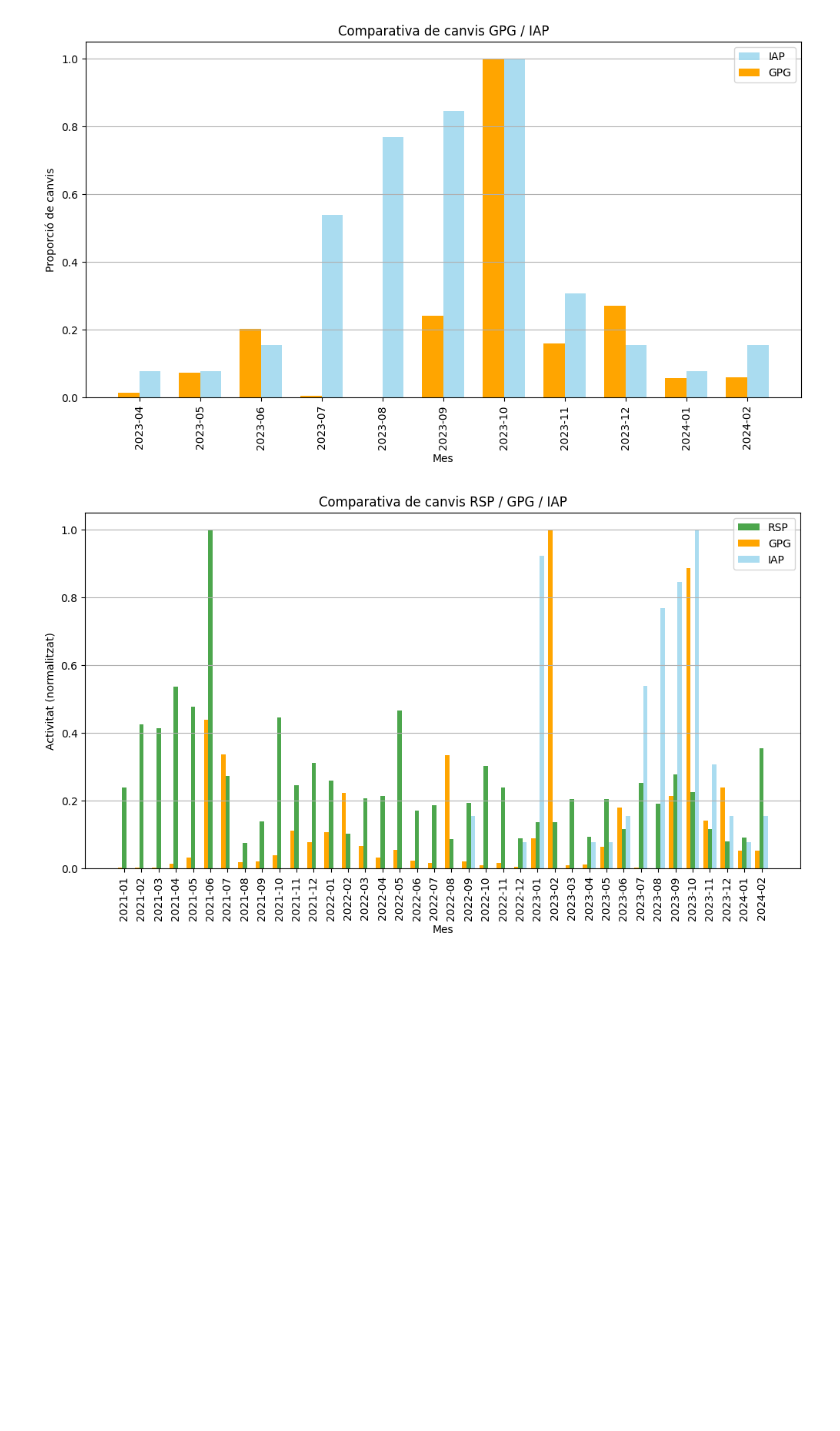
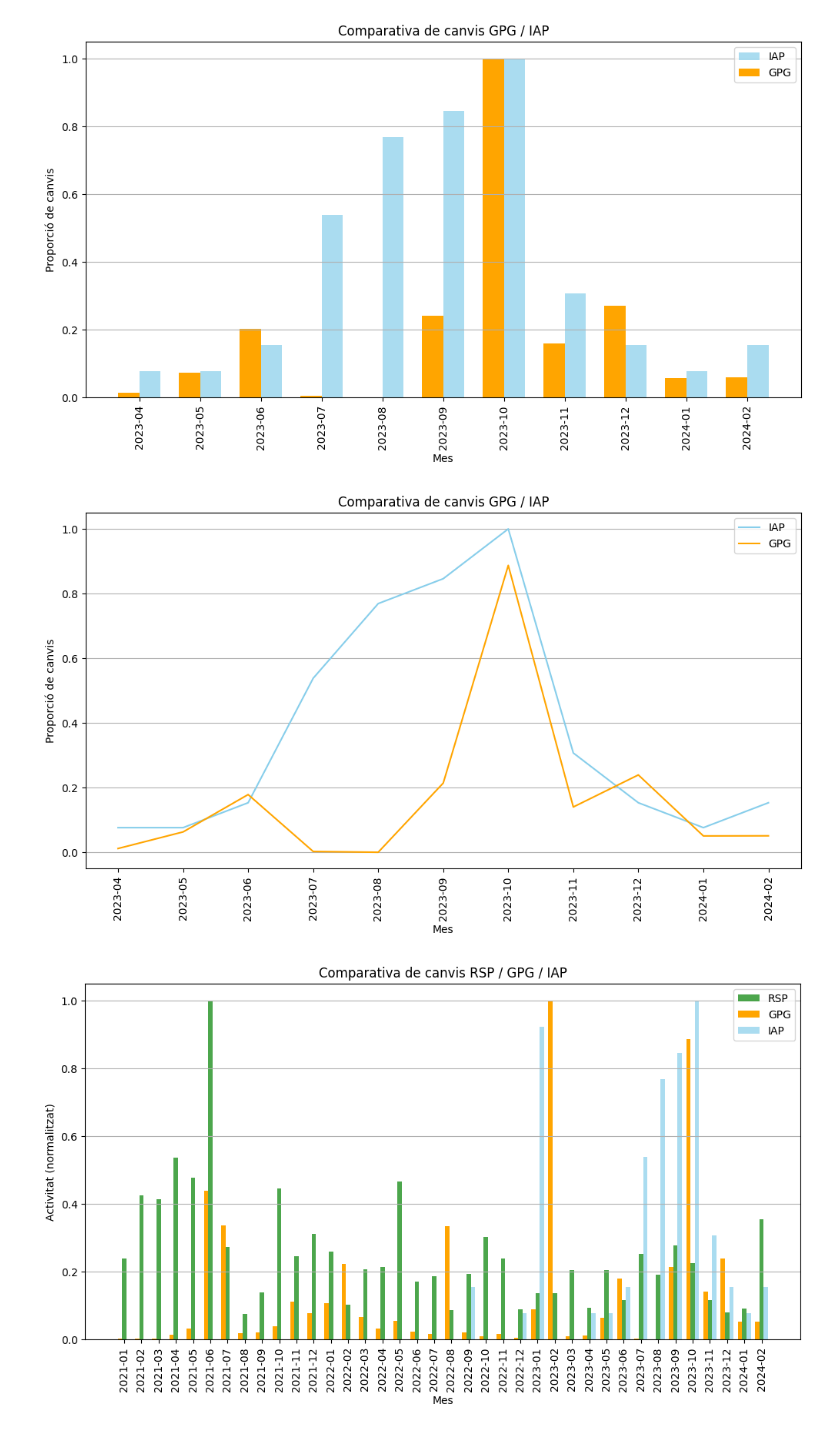
Before and after one commit to rogroc/rsp, a Jupyter notebook: modificacions/RSP_GPG_IAP_evolució.ipynb, the cells around one changed output. Saved outputs shown, nothing was run; the diff lists cells and outputs as text; code cells hidden in the pictures; blank space fills up the shorter version.

```diff
--- a/modificacions/RSP_GPG_IAP_evolució.ipynb
+++ b/modificacions/RSP_GPG_IAP_evolució.ipynb
@@ -78,6 +78,71 @@ plt.legend()
 plt.show()
 # %% [output]
 [figure]
+# %%
+import pandas as pd
+import matplotlib.pyplot as plt
+
+# Carrega el fitxer Excel 1 a un DataFrame
+path_fitxer_1 = '/content/GPG_modificacions (1).xlsx'
+df_1 = pd.read_excel(path_fitxer_1)
+
+# Assegura't que hi ha una columna de dates en el DataFrame 1
+df_1['Data de modificació'] = pd.to_datetime(df_1['Data de modificació'])
+
+# Crea una nova columna amb el mes i l'any per al DataFrame 1
+df_1['Mes'] = df_1['Data de modificació'].dt.to_period('M')
+
+# Compta els esdeveniments agrupats per mes per al DataFrame 1
+comptat_mes_1 = df_1.groupby('Mes').size()
+
+# Carrega el fitxer Excel 2 a un DataFrame
+path_fitxer_2 = '/content/Validacions_IAP_SE_Dades_globals_2.xlsx'
+df_2 = pd.read_excel(path_fitxer_2)
+
+# Assegura't que hi ha una columna de dates en el DataFrame 2
+df_2['Data última modificació'] = pd.to_datetime(df_2['Data última modificació'])
+
+# Crea una nova columna amb el mes i l'any per al DataFrame 2
+df_2['Mes'] = df_2['Data última modificació'].dt.to_period('M')
+
+# Compta els esdeveniments agrupats per mes per al DataFrame 2
+comptat_mes_2 = df_2.groupby('Mes').size()
+
+# Combina els comptats dels dos fitxers
+comptat_mes_combinat = comptat_mes_1.add(comptat_mes_2, fill_value=0)
+
+# Assegura't que els dos conjunts de dades tinguin els mateixos mesos
+comptat_mes_combinat, comptat_mes_2 = comptat_mes_combinat.align(comptat_mes_2, fill_value=0)
+
+# Normalitza les dades pel valor màxim de cada fitxer
+max_fitxer_1 = comptat_mes_combinat.max()
+max_fitxer_2 = comptat_mes_2.max()
+
+comptat_mes_combinat_norm = comptat_mes_combinat / max_fitxer_1
+comptat_mes_2_norm = comptat_mes_2 / max_fitxer_2
+
+# Filtra les dades a partir de setembre de 2022
+data_inici = pd.Period('2023-04', freq='M')
+comptat_mes_combinat_norm = comptat_mes_combinat_norm[comptat_mes_combinat_norm.index >= data_inici]
+comptat_mes_2_norm = comptat_mes_2_norm[comptat_mes_2_norm.index >= data_inici]
+
+# Crea el gràfic de línies
+plt.figure(figsize=(12, 6))
+
+# Dibuixa les línies per a les dades
+plt.plot(comptat_mes_2_norm.index.astype(str), comptat_mes_2_norm, color='skyblue', label='IAP')
+plt.plot(comptat_mes_combinat_norm.index.astype(str), comptat_mes_combinat_norm, color='orange', label='GPG')
+
+plt.title('Comparativa de canvis GPG / IAP')
+plt.xlabel('Mes')
+plt.ylabel('Proporció de canvis')
+plt.xticks(rotation='vertical')
+plt.grid(axis='y')
+plt.legend()
+
+plt.show()
+# %% [output]
+[figure, added]
 # %%
 # Importa les llibreries
 import pandas as pd
```
Also changed, not shown: parts of 1 cell of this notebook.
